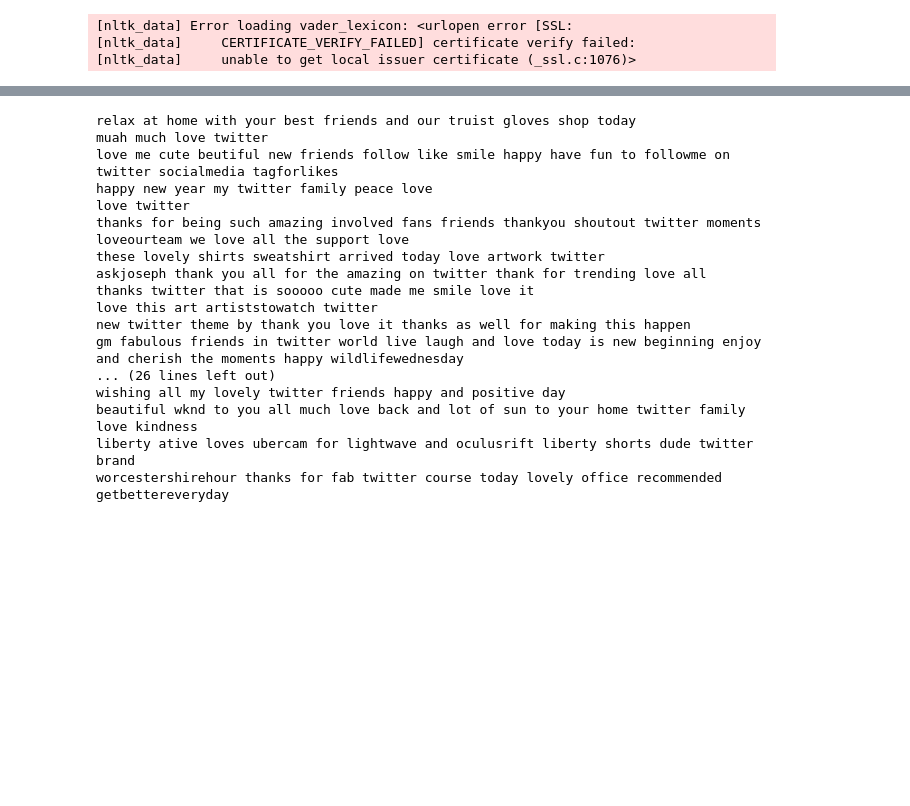
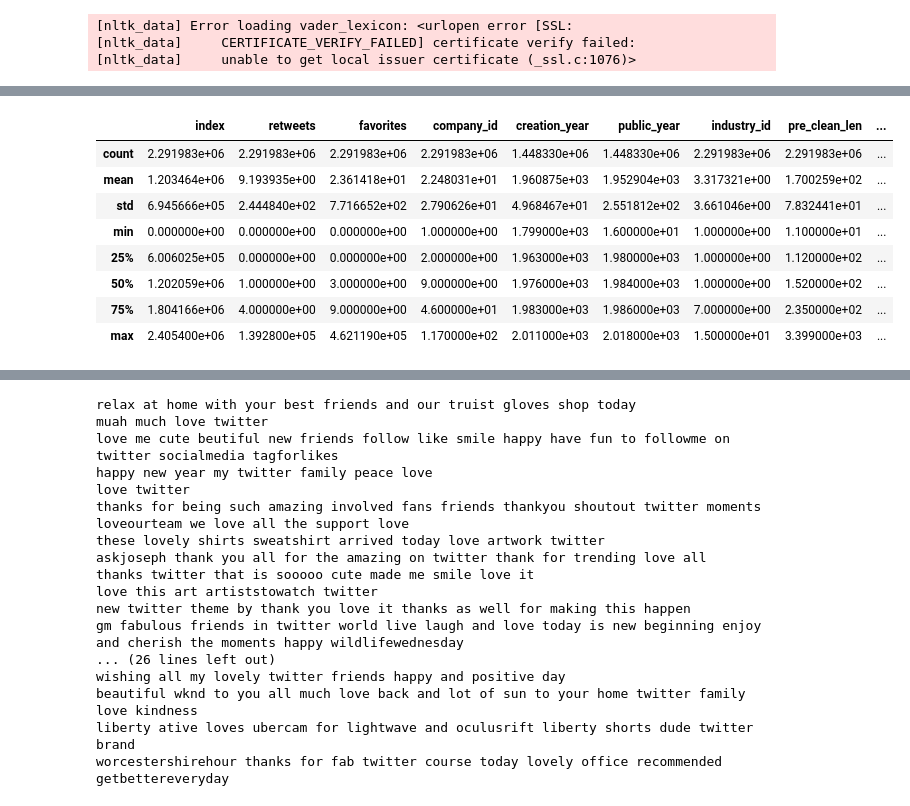
Before and after one commit to phpinto/social_media_sentiment_analysis_to_predict_stock_prices, a Jupyter notebook: api_calls/python/Jupyeter Notebooks/Generating_sentiment.ipynb, the cells around one changed output, grey strips where cells are left out. Cells and saved outputs as stored; diff of their text form; code cells hidden in the pictures; blank space fills up the shorter version.

```diff
--- a/api_calls/python/Jupyeter Notebooks/Generating_sentiment.ipynb
+++ b/api_calls/python/Jupyeter Notebooks/Generating_sentiment.ipynb
@@ -70,6 +72,18 @@ my_df["positive_sentiment"] = vs_pos
 my_df["neutral_sentiment"] = vs_neu
 # %%
 my_df["negative_sentiment"] = vs_neg
+# %%
+my_df.describe()
+# %% [output]
+|  | index | retweets | favorites | company_id | creation_year | public_year | industry_id | pre_clean_len | ... |
+| count | 2.291983e+06 | 2.291983e+06 | 2.291983e+06 | 2.291983e+06 | 1.448330e+06 | 1.448330e+06 | 2.291983e+06 | 2.291983e+06 | ... |
+| mean | 1.203464e+06 | 9.193935e+00 | 2.361418e+01 | 2.248031e+01 | 1.960875e+03 | 1.952904e+03 | 3.317321e+00 | 1.700259e+02 | ... |
+| std | 6.945666e+05 | 2.444840e+02 | 7.716652e+02 | 2.790626e+01 | 4.968467e+01 | 2.551812e+02 | 3.661046e+00 | 7.832441e+01 | ... |
+| min | 0.000000e+00 | 0.000000e+00 | 0.000000e+00 | 1.000000e+00 | 1.799000e+03 | 1.600000e+01 | 1.000000e+00 | 1.100000e+01 | ... |
+| 25% | 6.006025e+05 | 0.000000e+00 | 0.000000e+00 | 2.000000e+00 | 1.963000e+03 | 1.980000e+03 | 1.000000e+00 | 1.120000e+02 | ... |
+| 50% | 1.202059e+06 | 1.000000e+00 | 3.000000e+00 | 9.000000e+00 | 1.976000e+03 | 1.984000e+03 | 1.000000e+00 | 1.520000e+02 | ... |
+| 75% | 1.804166e+06 | 4.000000e+00 | 9.000000e+00 | 4.600000e+01 | 1.983000e+03 | 1.986000e+03 | 7.000000e+00 | 2.350000e+02 | ... |
+| max | 2.405400e+06 | 1.392800e+05 | 4.621190e+05 | 1.170000e+02 | 2.011000e+03 | 2.018000e+03 | 1.500000e+01 | 3.399000e+03 | ... |
 # %%
 my_df
 # %% [output]
```
Also changed, not shown: parts of 20 cells of this notebook.
